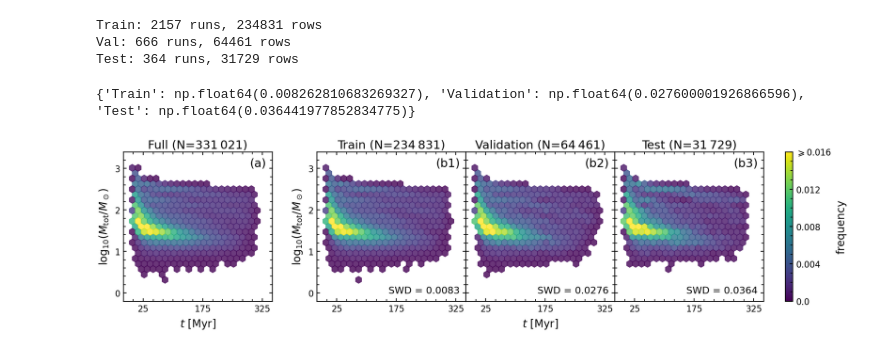
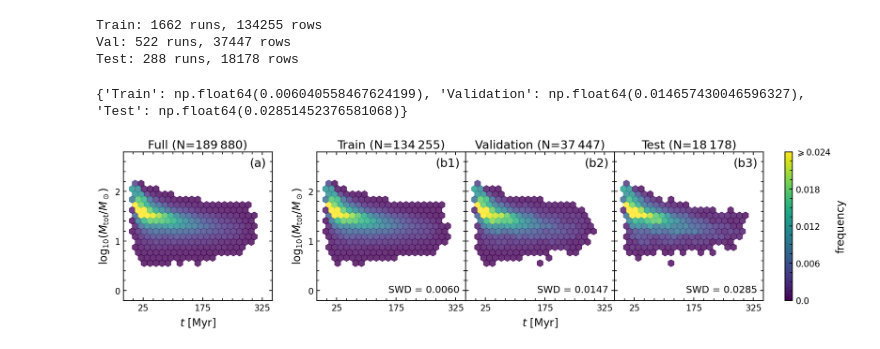
Before and after one commit to fengshun124/NBODY6-data-pipeline, a Jupyter notebook: notebook/dataset_split.ipynb, the cells around one changed output. Drawn from its saved outputs; the diff is of its cells as text; code cells hidden in the pictures.

Commit message:
feat: update visualization plot for dataset split chore: optimize package import style

```diff
--- a/notebook/dataset_split.ipynb
+++ b/notebook/dataset_split.ipynb
@@ -324,17 +324,20 @@ load_dotenv()
 OUTPUT_BASE = Path(os.getenv("OUTPUT_BASE"))
 
 # prepare data
-raw_stats_df = pd.read_parquet(OUTPUT_BASE / "cache" / "stats" / "overall_stats.parquet")
+raw_stats_df = pd.read_parquet(
+    OUTPUT_BASE / "cache" / "stats" / "overall_stats.parquet"
+)
 stats_df = raw_stats_df[
-    (raw_stats_df["init_mass_lv"] >= 4)
+    (raw_stats_df["init_mass_lv"] >= 7)
     & (raw_stats_df["timestamp"] != 0)
     & (raw_stats_df["galactic_x"] == 50)
+    & (raw_stats_df["within_2x_r_tidal_n_star"] >= 10)
 ].copy()
 del raw_stats_df
 # prepare IDs for each run
 stats_df["run_id"] = stats_df.apply(
     lambda row: f"Rad{int(row['init_gc_radius']):02d}"
-    f"-Zmet{int(row['init_metallicity']):04d}"
+    f"-zmet{int(row['init_metallicity']):04d}"
     f"-M{int(row['init_mass_lv'])}"
     f"-{int(row['init_pos']):04d}",
     axis=1,
@@ -377,9 +380,9 @@ print(f"Train: {len(split_results['train'])} runs, {len(train_df)} rows")
 print(f"Val: {len(split_results['val'])} runs, {len(val_df)} rows")
 print(f"Test: {len(split_results['test'])} runs, {len(test_df)} rows")
 # %% [output]
-Train: 2157 runs, 234831 rows
-Val: 666 runs, 64461 rows
-Test: 364 runs, 31729 rows
+Train: 1662 runs, 134255 rows
+Val: 522 runs, 37447 rows
+Test: 288 runs, 18178 rows
 # %%
 # calculate SWD
 scaler = StandardScaler()
@@ -416,7 +419,7 @@ for df_name, subset_df in (
 
 print(swd_results)
 # %% [output]
-{'Train': np.float64(0.008262810683269327), 'Validation': np.float64(0.027600001926866596), 'Test': np.float64(0.036441977852834775)}
+{'Train': np.float64(0.006040558467624199), 'Validation': np.float64(0.014657430046596327), 'Test': np.float64(0.02851452376581068)}
 # %%
 fig, axes = plt.subplots(
     nrows=1,
@@ -433,8 +436,9 @@ full_ax = axes[0]
 subset_ax = axes[2:]
 
 x_plot_lim = (-25, 350)
-y_plot_lim = (-0.2, 3.4)
-cbar_map_lim = (0, 0.016)
+y_plot_lim = (-0.2, 2.8)
+cbar_map_lim = (0, 0.024)
+cbar_tick_step = 0.006
 
 cmap = "viridis"
 norm = mcolors.Normalize(vmin=cbar_map_lim[0], vmax=cbar_map_lim[1])
@@ -505,37 +509,39 @@ for ax_idx, (ax, stats_df, df_label) in enumerate(
     ax.set_ylim(y_plot_lim)
     ax.yaxis.set_major_locator(plt.MultipleLocator(1))
     ax.yaxis.set_minor_locator(plt.MultipleLocator(0.2))
 
 
 sm = cm.ScalarMappable(norm=norm, cmap=cmap)
 cbar = fig.colorbar(
     sm,
     ax=axes,
     orientation="vertical",
     fraction=0.08,
     pad=0.03,
 )
 cbar.set_label("frequency", fontsize=20)
 
 cbar.ax.yaxis.set_major_locator(plt.MaxNLocator(nbins=4))
 cbar_labels = np.arange(
     start=cbar_map_lim[0],
-    stop=cbar_map_lim[1] + 0.004,
-    step=0.004,
+    stop=cbar_map_lim[1] + cbar_tick_step,
+    step=cbar_tick_step,
 )
 cbar.set_ticks(cbar_labels)
-cbar.set_ticklabels(list(cbar_labels[:-1]) + [rf"$\geqslant{cbar_labels[-1]}$"])
+cbar.set_ticklabels(
+    list(np.round(cbar_labels[:-1], 4)) + [rf"$\geqslant{cbar_labels[-1]}$"]
+)
 
 # save figure
 fig_export_path = OUTPUT_BASE / "figures"
 fig_export_path.mkdir(parents=True, exist_ok=True)
 fig.savefig(
     fig_export_path / "dataset_split_swd.pdf",
     dpi=300,
     bbox_inches="tight",
 )
 # %% [output]
-[figure, old version]
+[figure, new version]
 # %%
 # export run_id to JSON for downstream use
 json.dump(
```
Also changed, not shown: 1 other file.
